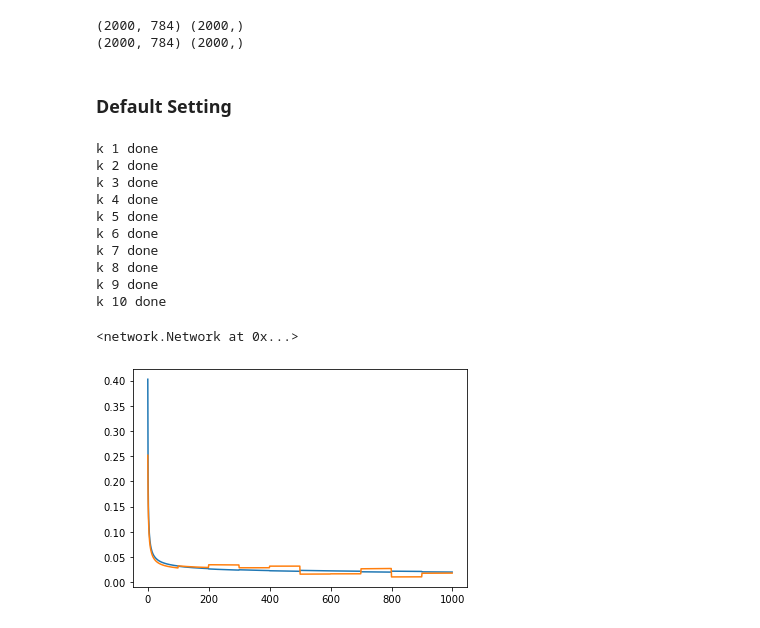
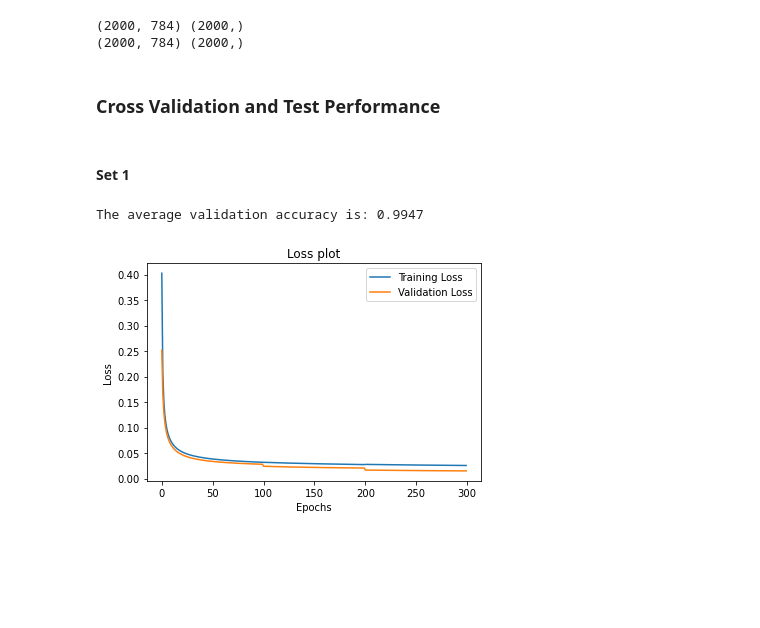
Before and after one commit to hblyx/CSE-151B, a Jupyter notebook: PA1/PA1_logreg.ipynb, the cells around one changed output. Saved outputs shown, nothing was run; the diff lists cells and outputs as text; code cells hidden in the pictures; blank space fills up the shorter version.

Commit message:
finish coding, need to tuning and softmax part

```diff
--- a/PA1/PA1_logreg.ipynb
+++ b/PA1/PA1_logreg.ipynb
@@ -122,8 +122,8 @@ train_val_set1 = (train_X_set1, train_y_set1)
 train_val_set2 = (train_X_set2, train_y_set2)
 test_set1 = (test_X_set1, test_y_set1)
 test_set2 = (test_X_set2, test_y_set2)
-# %% [markdown]
-### Default Setting
+# %% [markdown]
+### Cross Validation and Test Performance
 # %%
 # training and validation
 def cross_validation(dataset, hyperparameters, activation, loss, out_dim):
@@ -134,9 +134,6 @@ def cross_validation(dataset, hyperparameters, activation, loss, out_dim):
 
     accs_val = []
 
-    best_weights = regressor.weights # initialize it to the current weights
-    k = 0
-
     for train, val in data.generate_k_fold_set(dataset, k=hyperparameters["k_folds"]):
         for epoch in range(hyperparameters["epochs"]):
             loss_train = [] # training loss per epoch including all mini-batchs
@@ -146,42 +143,33 @@ def cross_validation(dataset, hyperparameters, activation, loss, out_dim):
 
             loss_val, acc_val = regressor.test(val) # use the current weight to get a validation loss
 
+            if len(losses_val) != 0 and loss_val > losses_val[-1]: # if the validation loss rise up
+                break # early stopping
+
             loss_train = np.mean(loss_train) # average all mini-batchs
             losses_train.append(loss_train)
             losses_val.append(loss_val)
             accs_val.append(acc_val)
 
-            if loss_val <= losses_val[-1]: # if the val loss is less than the previous
-                best_weights = regressor.weights # update the weights
-            else: # if the val loss goes up
-                break # stop training
-
-        k += 1
-        print("k", k, "done")
-
-    regressor.weights = best_weights # after training, assign the best weight to the regressor
-
     plt.plot(losses_train)
     plt.plot(losses_val)
+    plt.xlabel("Epochs")
+    plt.ylabel("Loss")
+    plt.title("Loss plot")
+    plt.legend(["Training Loss", "Validation Loss"])
 
-    return regressor
+    return regressor, np.mean(accs_val)
+# %% [markdown]
+#### Set 1
 # %%
+# use the default setting
 hyperparameters = {"epochs": 100,
                    "batch_size": 64,
                    "learning_rate": 0.001,
                    "k_folds": 10}
 
-cross_validation(train_val_set1, hyperparameters, network.softmax, network.multiclass_cross_entropy, 2)
+regressor_set1, val_acc_set1 = cross_validation(train_val_set1, hyperparameters, network.softmax, network.multiclass_cross_entropy, 2)
+print("The average validation accuracy is:", val_acc_set1)
 # %% [output]
-k 1 done
-k 2 done
-k 3 done
-k 4 done
-k 5 done
-k 6 done
-k 7 done
-k 8 done
-k 9 done
-k 10 done
+The average validation accuracy is: 0.9947
-<network.Network at 0x...>
-[figure, old version]
+[figure, new version]
```
Also changed, not shown: parts of 13 cells of this notebook, 2 other files.
